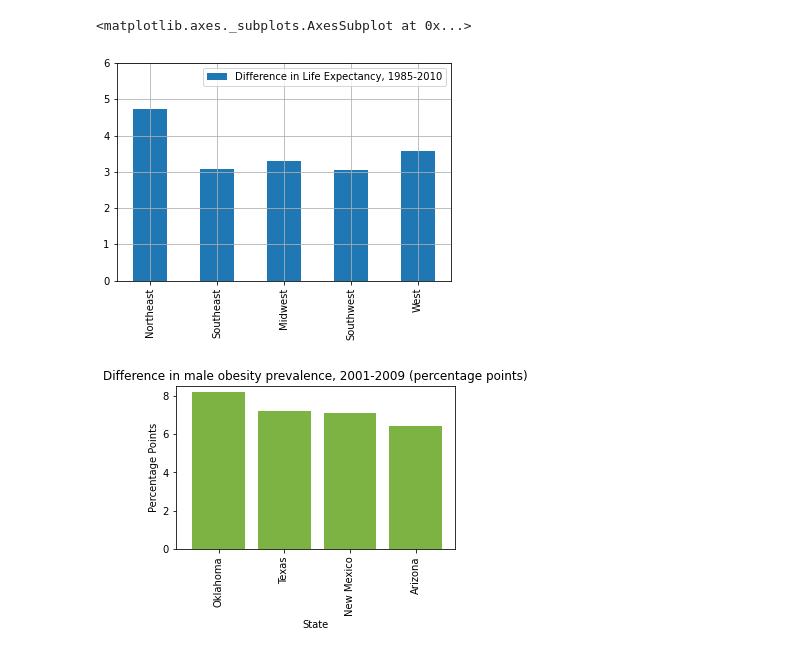
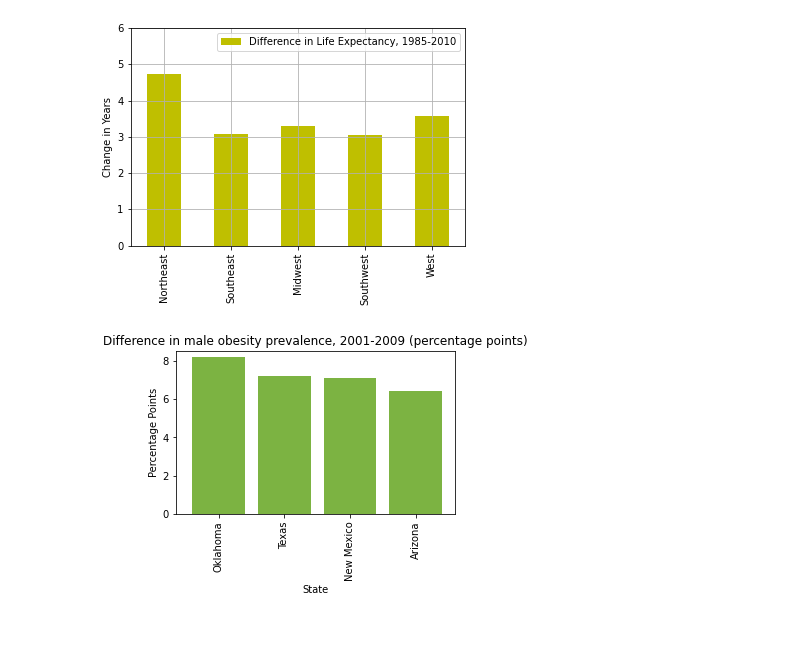
Before and after one commit to Mvillarreal88/State-of-Survival, a Jupyter notebook: Sandbox/Dillon/regional-charts.ipynb, the cells around one changed output. Saved outputs shown, nothing was run; the diff lists cells and outputs as text; code cells hidden in the pictures.

```diff
--- a/Sandbox/Dillon/regional-charts.ipynb
+++ b/Sandbox/Dillon/regional-charts.ipynb
@@ -130,8 +102,18 @@ avg_diff
-# %%
-avg_diff_le_by_region.plot(kind='bar',ylim=(0,6), grid=True)
-# %% [output]
-<matplotlib.axes._subplots.AxesSubplot at 0x...>
-[figure, removed]
+# %%
+avg_diff_le_by_region = pd.DataFrame({
+    "Northeast": Northeast_life_expect['avg diff in l.e.'].mean(),
+    "Southeast": Southeast_life_expect['avg diff in l.e.'].mean(),
+    "Midwest": Midwest_life_expect['avg diff in l.e.'].mean(),
+    "Southwest": Southwest_life_expect['avg diff in l.e.'].mean(),
+    "West": West_life_expect['avg diff in l.e.'].mean()
+}, index=[2]).transpose()
+
+avg_diff_le_by_region.rename(columns={2:'Difference in Life Expectancy, 1985-2010'}, inplace=True)
+avg_diff_le_by_region.plot(kind='bar',ylim=(0,6), grid=True, color='y')
+plt.ylabel('Change in Years')
+plt.savefig('output_data/Difference in Life Expectancy, 1985-2010.png', bbox_inches='tight')
+# %% [output]
+[figure, added]
 # %%
 Southwest_obes.head(10)
 Southwest_obes = Southwest_obes.sort_values('Difference in male obesity prevalence, 2001-2009 (percentage points)', ascending=False)
```
Also changed, not shown: parts of 2 cells of this notebook, 7 other files.
